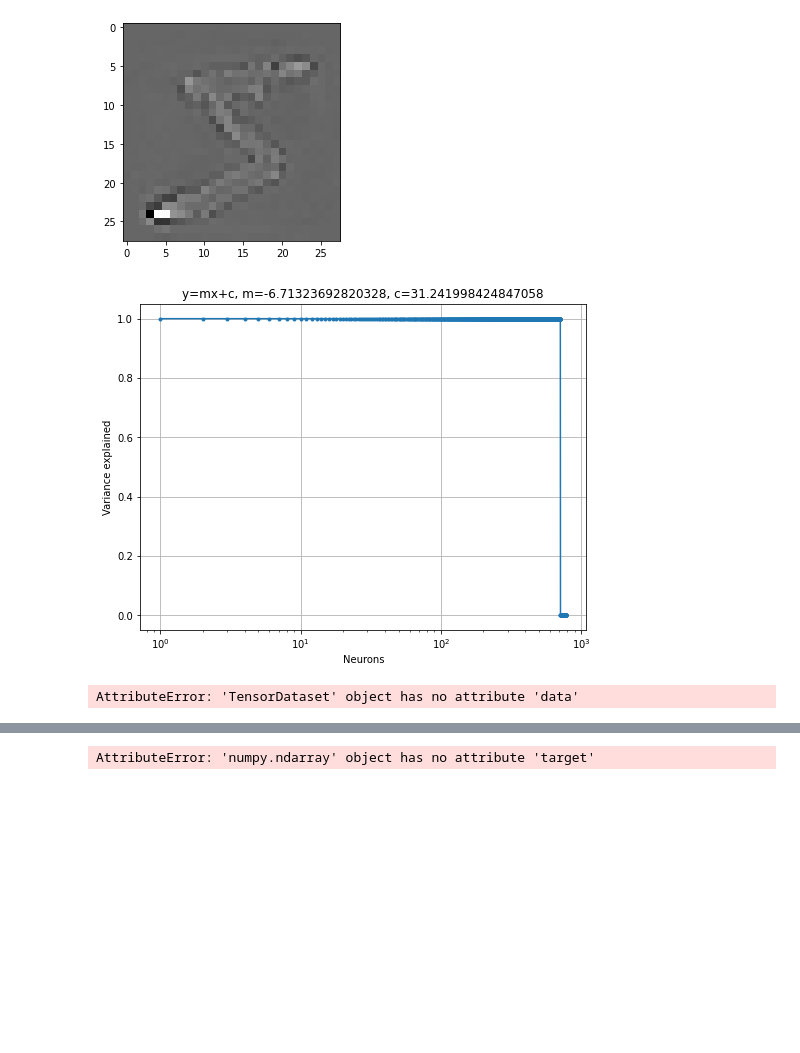
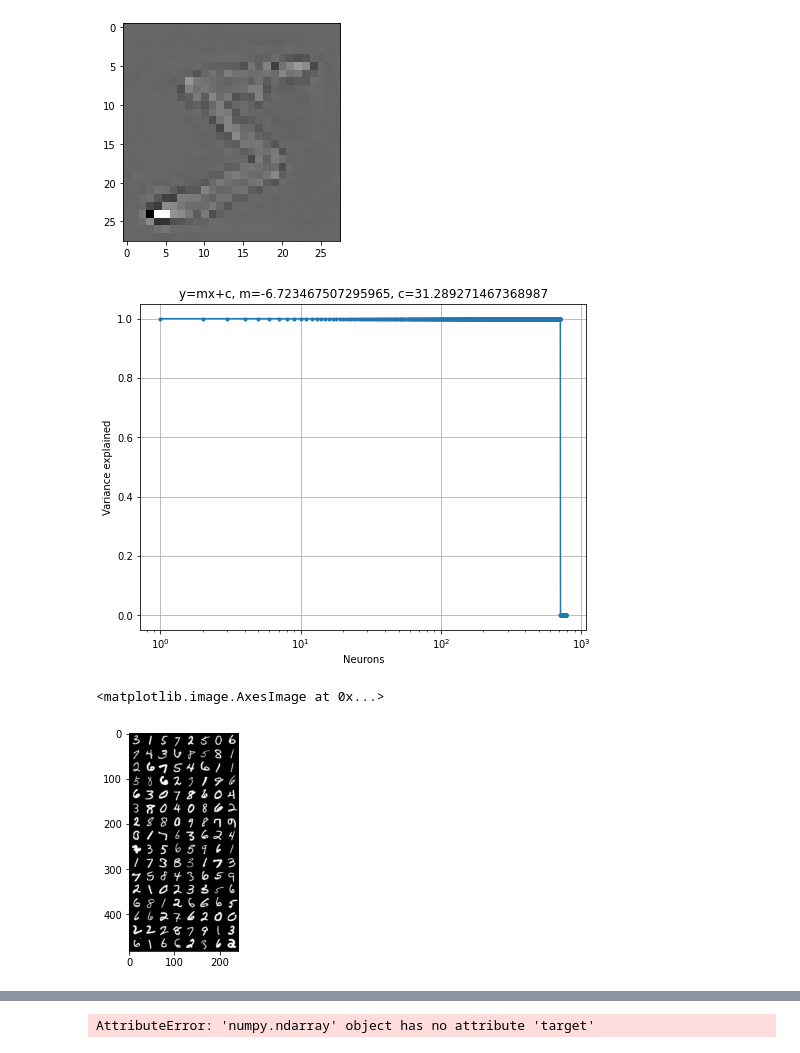
Before and after one commit to hoppiece/rbm, a Jupyter notebook: 06-pca_analysis.ipynb, the cells around one changed output, grey strips where cells are left out. Saved outputs shown, nothing was run; the diff lists cells and outputs as text; code cells hidden in the pictures; blank space fills up the shorter version.

```diff
--- a/06-pca_analysis.ipynb
+++ b/06-pca_analysis.ipynb
@@ -106,6 +108,7 @@ plt.imshow(np.dot(data[0], P).reshape(28,28), cmap="gray")
 import sklearn
 from sklearn.decomposition import PCA
 
+data = train_datasets.data.view(-1, 784).numpy()
 pca = PCA()
 pca.fit(np.dot(data, P))
 
@@ -124,4 +127,4 @@ m, c = np.linalg.lstsq(np.vstack([xx, np.ones(len(xx))]).T, yy, rcond=None)[0]
 ax.set_title(f'y=mx+c, m={m}, c={c}')
 ax.grid()
 # %% [output]
-[figure, old version]
+[figure, new version]
@@ -133,7 +154,16 @@ white_dataloader = DataLoader(white_dataset)
 # %%
+whitening = Whitening(torch.from_numpy(P).float())
-# %% [output]
-AttributeError: 'TensorDataset' object has no attribute 'data'
 # %%
 from models import RBM
 from torch.utils.tensorboard import SummaryWriter
 writer = SummaryWriter()
+# %%
+from torchvision.utils import make_grid
+
+images = next(iter(train_loader))[0]
+v = images.view(-1)
+npimg = np.transpose(make_grid(v.view(batch_size, 1, 28, 28).data).numpy(), (1, 2, 0))
+plt.imshow(npimg, cmap="gray")
+# %% [output]
+<matplotlib.image.AxesImage at 0x...>
+[figure, added]
```
Also changed, not shown: parts of 11 cells of this notebook, 2 other files.
